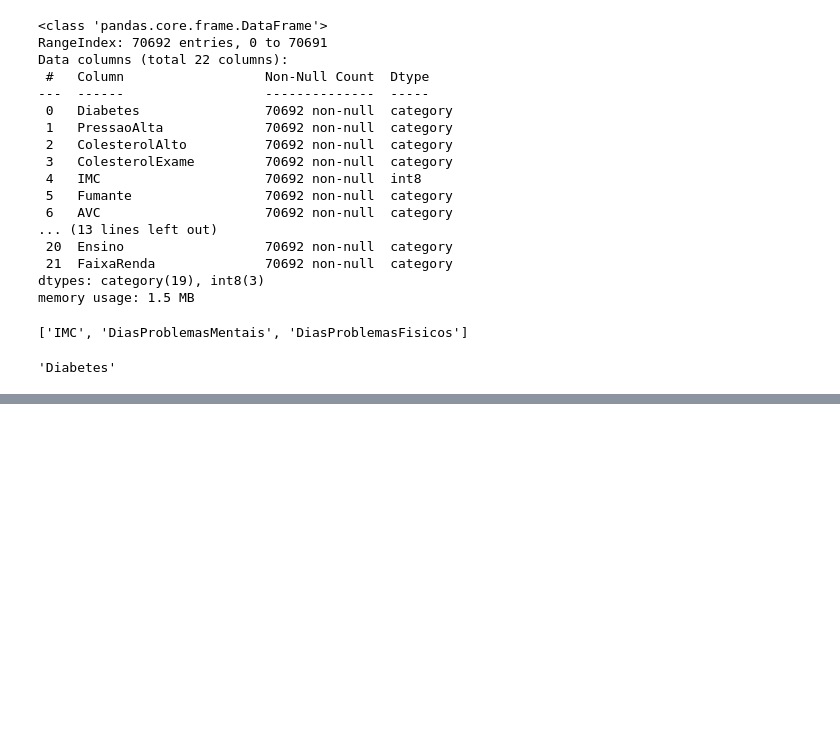
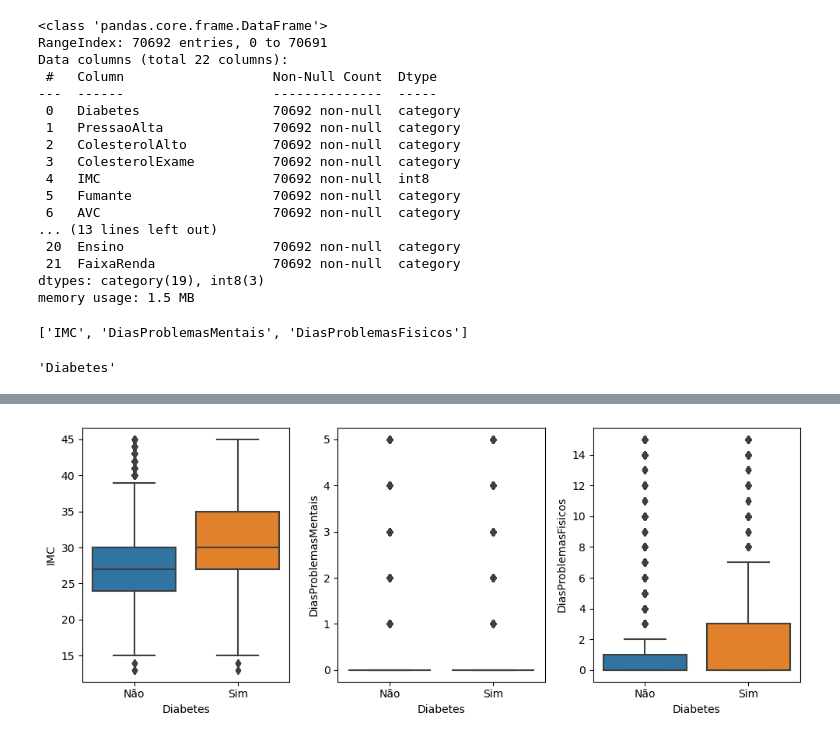
Before and after one commit to AndersonGregatti/projeto_teste, a Jupyter notebook: 01_fb_tratando_a_base.ipynb, the cells around one changed output, grey strips where cells are left out. Drawn from its saved outputs; the diff is of its cells as text; code cells hidden in the pictures; blank space fills up the shorter version.

```diff
--- a/01_fb_tratando_a_base.ipynb
+++ b/01_fb_tratando_a_base.ipynb
@@ -133,0 +548,14 @@ colunas_nao_binarias
+# %%
+def remove_outliers(dados, largura_bigodes=1.5):
+    q1 = dados.quantile(0.25)
+    q3 = dados.quantile(0.75)
+    iqr = q3 - q1
+
+    return dados[(dados >= q1 - largura_bigodes * iqr) & (dados <= q3 + largura_bigodes * iqr)]
+# %%
+df_diabetes_sem_outliers = df_diabetes_tratado.copy()
+
+for coluna in colunas_numericas:
+    df_diabetes_sem_outliers[coluna] = remove_outliers(df_diabetes_sem_outliers[coluna])
+
+df_diabetes_sem_outliers.describe()
@@ -133,0 +592,14 @@ colunas_nao_binarias
+# %%
+import matplotlib.pyplot as plt
+
+import seaborn as sns
+
+fig, axs = plt.subplots(1, 3, figsize=(10, 4))
+
+for ax, coluna in zip(axs, colunas_numericas):
+    sns.boxplot(data=df_diabetes_sem_outliers, x=coluna_alvo, y=coluna, ax=ax)
+
+plt.tight_layout()
+plt.show()
+# %% [output]
+[figure, added]
```
Also changed, not shown: parts of 48 cells of this notebook.
